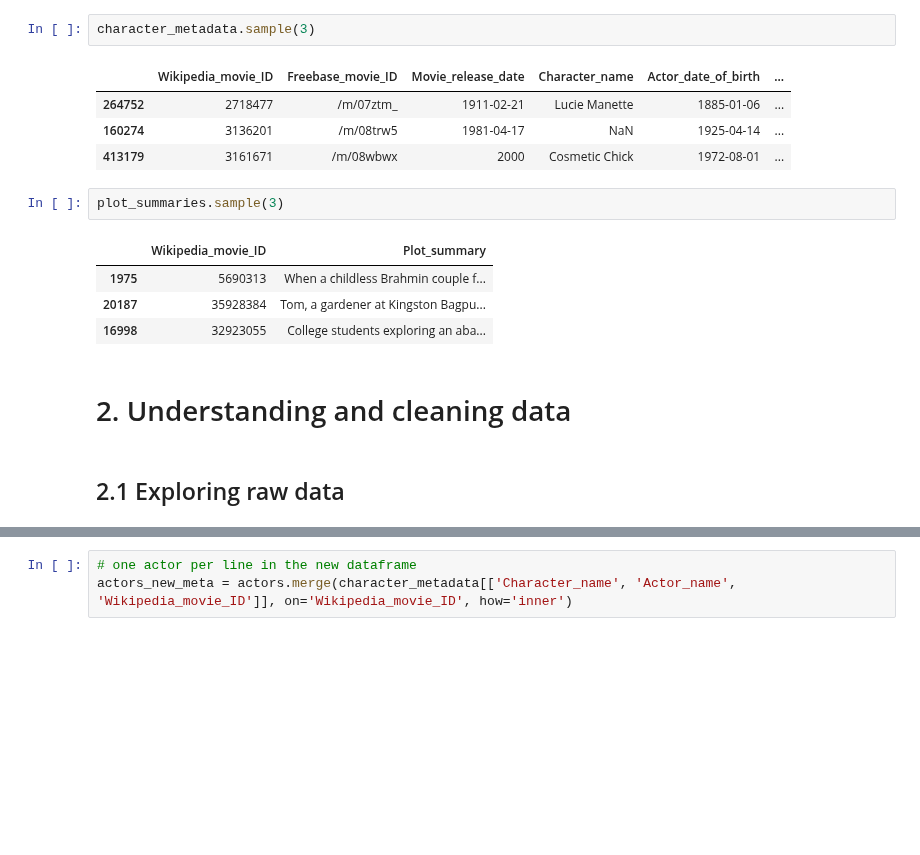
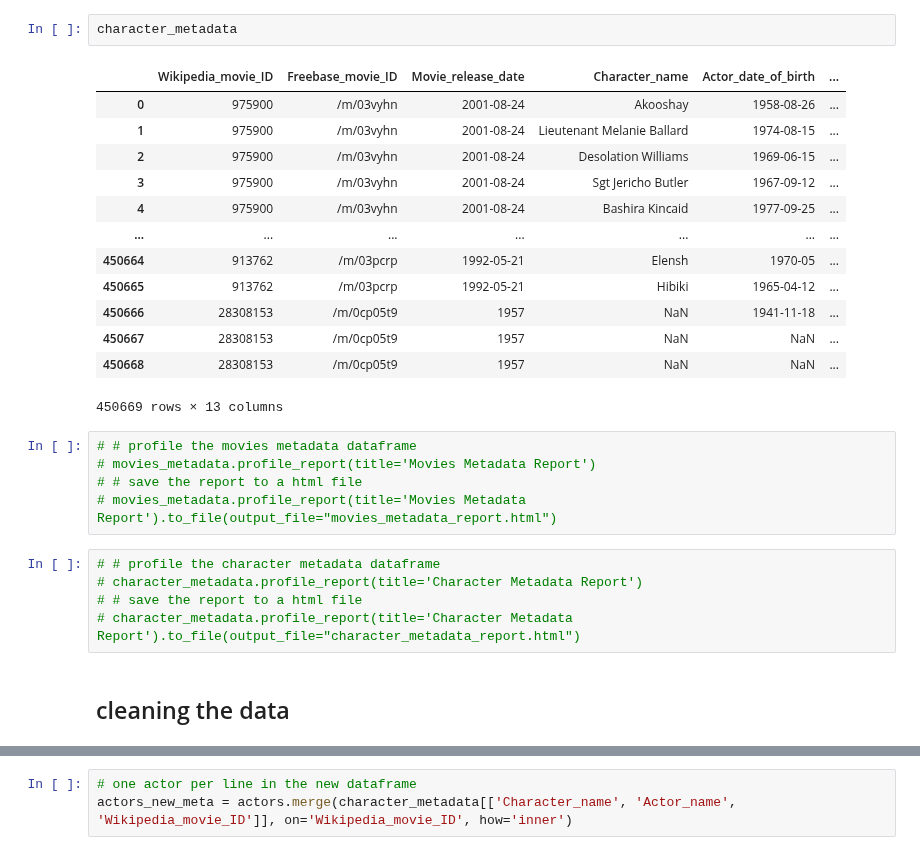
Before and after one commit to epfl-ada/ada-2022-project-addaxx, a Jupyter notebook: CMU.ipynb, the cells around one changed output, grey strips where cells are left out. Cells and saved outputs as stored; diff of their text form; blank space fills up the shorter version.

```diff
--- a/CMU.ipynb
+++ b/CMU.ipynb
@@ -68,18 +65,28 @@ movies_metadata.sample(3)
 # %%
-character_metadata.sample(3)
+character_metadata
 # %% [output]
 |  | Wikipedia_movie_ID | Freebase_movie_ID | Movie_release_date | Character_name | Actor_date_of_birth | ... |
-| 264752 | 2718477 | /m/07ztm_ | 1911-02-21 | Lucie Manette | 1885-01-06 | ... |
-| 160274 | 3136201 | /m/08trw5 | 1981-04-17 | NaN | 1925-04-14 | ... |
-| 413179 | 3161671 | /m/08wbwx | 2000 | Cosmetic Chick | 1972-08-01 | ... |
+| 0 | 975900 | /m/03vyhn | 2001-08-24 | Akooshay | 1958-08-26 | ... |
+| 1 | 975900 | /m/03vyhn | 2001-08-24 | Lieutenant Melanie Ballard | 1974-08-15 | ... |
+| 2 | 975900 | /m/03vyhn | 2001-08-24 | Desolation Williams | 1969-06-15 | ... |
+| 3 | 975900 | /m/03vyhn | 2001-08-24 | Sgt Jericho Butler | 1967-09-12 | ... |
+| 4 | 975900 | /m/03vyhn | 2001-08-24 | Bashira Kincaid | 1977-09-25 | ... |
+| ... | ... | ... | ... | ... | ... | ... |
+| 450664 | 913762 | /m/03pcrp | 1992-05-21 | Elensh | 1970-05 | ... |
+| 450665 | 913762 | /m/03pcrp | 1992-05-21 | Hibiki | 1965-04-12 | ... |
+| 450666 | 28308153 | /m/0cp05t9 | 1957 | NaN | 1941-11-18 | ... |
+| 450667 | 28308153 | /m/0cp05t9 | 1957 | NaN | NaN | ... |
+| 450668 | 28308153 | /m/0cp05t9 | 1957 | NaN | NaN | ... |
+450669 rows × 13 columns
-# %%
-plot_summaries.sample(3)
-# %% [output]
-|  | Wikipedia_movie_ID | Plot_summary |
-| 1975 | 5690313 | When a childless Brahmin couple f... |
-| 20187 | 35928384 | Tom, a gardener at Kingston Bagpu... |
-| 16998 | 32923055 | College students exploring an aba... |
+# %%
+# # profile the movies metadata dataframe
+# movies_metadata.profile_report(title='Movies Metadata Report')
+# # save the report to a html file
+# movies_metadata.profile_report(title='Movies Metadata Report').to_file(output_file="movies_metadata_report.html")
+# %%
+# # profile the character metadata dataframe
+# character_metadata.profile_report(title='Character Metadata Report')
+# # save the report to a html file
+# character_metadata.profile_report(title='Character Metadata Report').to_file(output_file="character_metadata_report.html")
 # %% [markdown]
-# 2. Understanding and cleaning data
+## cleaning the data
-# %% [markdown]
-## 2.1 Exploring raw data
```
Also changed, not shown: parts of 60 cells of this notebook.
